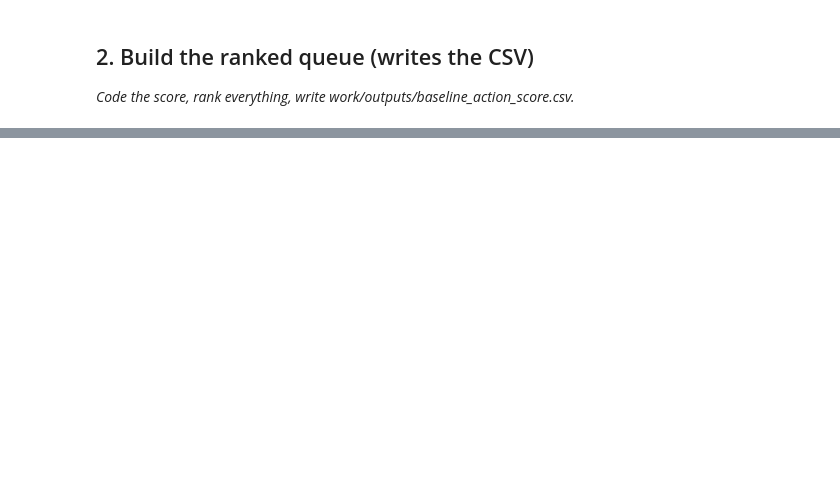
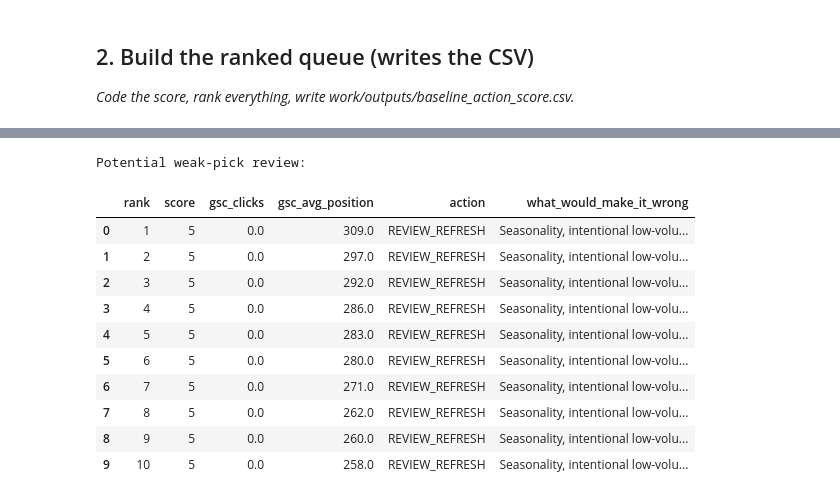
Before and after one commit to deetijasmitha/flyrank-ml-internship, a Jupyter notebook: work/notebooks/w04_baseline_score.ipynb, the cells around one changed output, grey strips where cells are left out. Saved outputs shown, nothing was run; the diff lists cells and outputs as text; code cells hidden in the pictures; blank space fills up the shorter version.

```diff
--- a/work/notebooks/w04_baseline_score.ipynb
+++ b/work/notebooks/w04_baseline_score.ipynb
@@ -36,0 +478,75 @@ This skeleton is yours to fill. Work the sections **in order** — each one has
+# %%
+# ML-07 Section 4
+# Weak-pick and leakage checks
+
+print("Potential weak-pick review:")
+
+display(
+    top20_review[
+        [
+            "rank",
+            "score",
+            "gsc_clicks",
+            "gsc_avg_position",
+            "action",
+            "what_would_make_it_wrong"
+        ]
+    ].head(10)
+)
+
+
+# ---------------------------------------------------------
+# Leakage check
+# ---------------------------------------------------------
+
+forbidden_columns = [
+    "is_declining_label",
+    "april_clicks",
+    "future_clicks",
+    "future_performance"
+]
+
+used_columns = set(score_df.columns)
+
+found_leakage = [
+    col
+    for col in forbidden_columns
+    if col in used_columns
+]
+
+print("\nLeakage columns found:", found_leakage)
+
+if len(found_leakage) == 0:
+    print("LEAKAGE CHECK: PASS")
+else:
+    print("LEAKAGE CHECK: REVIEW REQUIRED")
+
+
+# ---------------------------------------------------------
+# Confirm only March observed signals drive the score
+# ---------------------------------------------------------
+
+print("\nScoring inputs:")
+print("gsc_clicks")
+print("gsc_avg_position")
+
+print("\nFuture-label column present:",
+      "is_declining_label" in score_df.columns)
+
+print(
+    "SECTION 4 CHECK:",
+    "PASS" if len(found_leakage) == 0 else "FAIL"
+)
+# %% [output]
+Potential weak-pick review:
+|  | rank | score | gsc_clicks | gsc_avg_position | action | what_would_make_it_wrong |
+| 0 | 1 | 5 | 0.0 | 309.0 | REVIEW_REFRESH | Seasonality, intentional low-volu... |
+| 1 | 2 | 5 | 0.0 | 297.0 | REVIEW_REFRESH | Seasonality, intentional low-volu... |
+| 2 | 3 | 5 | 0.0 | 292.0 | REVIEW_REFRESH | Seasonality, intentional low-volu... |
+| 3 | 4 | 5 | 0.0 | 286.0 | REVIEW_REFRESH | Seasonality, intentional low-volu... |
+| 4 | 5 | 5 | 0.0 | 283.0 | REVIEW_REFRESH | Seasonality, intentional low-volu... |
+| 5 | 6 | 5 | 0.0 | 280.0 | REVIEW_REFRESH | Seasonality, intentional low-volu... |
+| 6 | 7 | 5 | 0.0 | 271.0 | REVIEW_REFRESH | Seasonality, intentional low-volu... |
+| 7 | 8 | 5 | 0.0 | 262.0 | REVIEW_REFRESH | Seasonality, intentional low-volu... |
+| 8 | 9 | 5 | 0.0 | 260.0 | REVIEW_REFRESH | Seasonality, intentional low-volu... |
+| 9 | 10 | 5 | 0.0 | 258.0 | REVIEW_REFRESH | Seasonality, intentional low-volu... |
```
Also changed, not shown: parts of 25 cells of this notebook.
